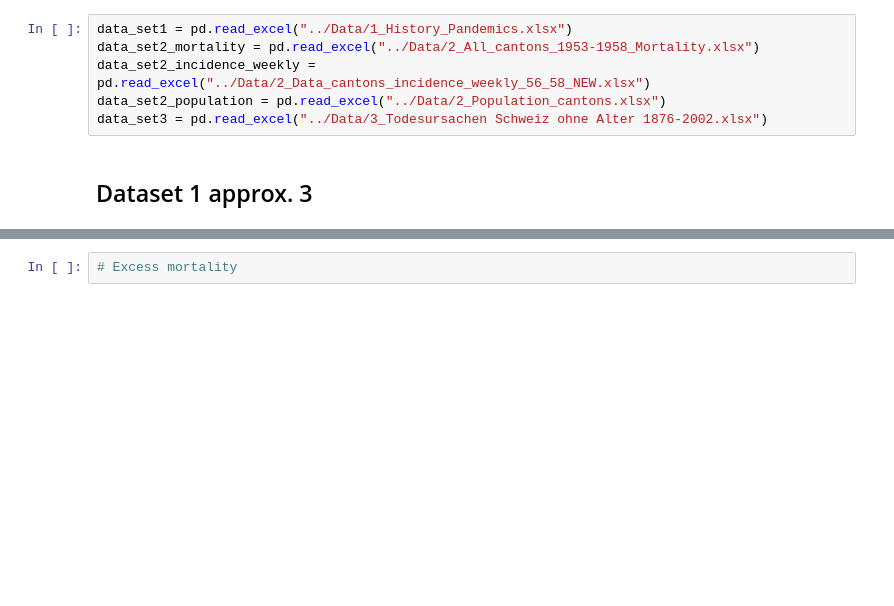
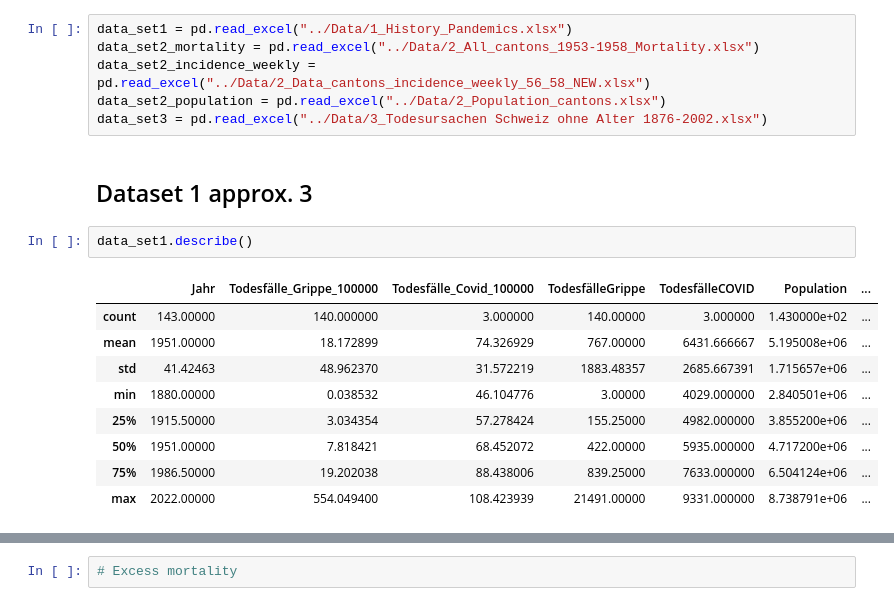
Before and after one commit to plospen1/Project_PODSV, a Jupyter notebook: src/data_visualisation.ipynb, the cells around one changed output, grey strips where cells are left out. Cells and saved outputs as stored; diff of their text form; blank space fills up the shorter version.

```diff
--- a/src/data_visualisation.ipynb
+++ b/src/data_visualisation.ipynb
@@ -8,3 +14,15 @@ data_set2_population = pd.read_excel("../Data/2_Population_cantons.xlsx")
 data_set3 = pd.read_excel("../Data/3_Todesursachen Schweiz ohne Alter 1876-2002.xlsx")
 # %% [markdown]
 ## Dataset 1 approx. 3
+# %%
+data_set1.describe()
+# %% [output]
+|  | Jahr | Todesfälle_Grippe_100000 | Todesfälle_Covid_100000 | TodesfälleGrippe | TodesfälleCOVID | Population | ... |
+| count | 143.00000 | 140.000000 | 3.000000 | 140.00000 | 3.000000 | 1.430000e+02 | ... |
+| mean | 1951.00000 | 18.172899 | 74.326929 | 767.00000 | 6431.666667 | 5.195008e+06 | ... |
+| std | 41.42463 | 48.962370 | 31.572219 | 1883.48357 | 2685.667391 | 1.715657e+06 | ... |
+| min | 1880.00000 | 0.038532 | 46.104776 | 3.00000 | 4029.000000 | 2.840501e+06 | ... |
+| 25% | 1915.50000 | 3.034354 | 57.278424 | 155.25000 | 4982.000000 | 3.855200e+06 | ... |
+| 50% | 1951.00000 | 7.818421 | 68.452072 | 422.00000 | 5935.000000 | 4.717200e+06 | ... |
+| 75% | 1986.50000 | 19.202038 | 88.438006 | 839.25000 | 7633.000000 | 6.504124e+06 | ... |
+| max | 2022.00000 | 554.049400 | 108.423939 | 21491.00000 | 9331.000000 | 8.738791e+06 | ... |
```
Also changed, not shown: parts of 7 cells of this notebook.
